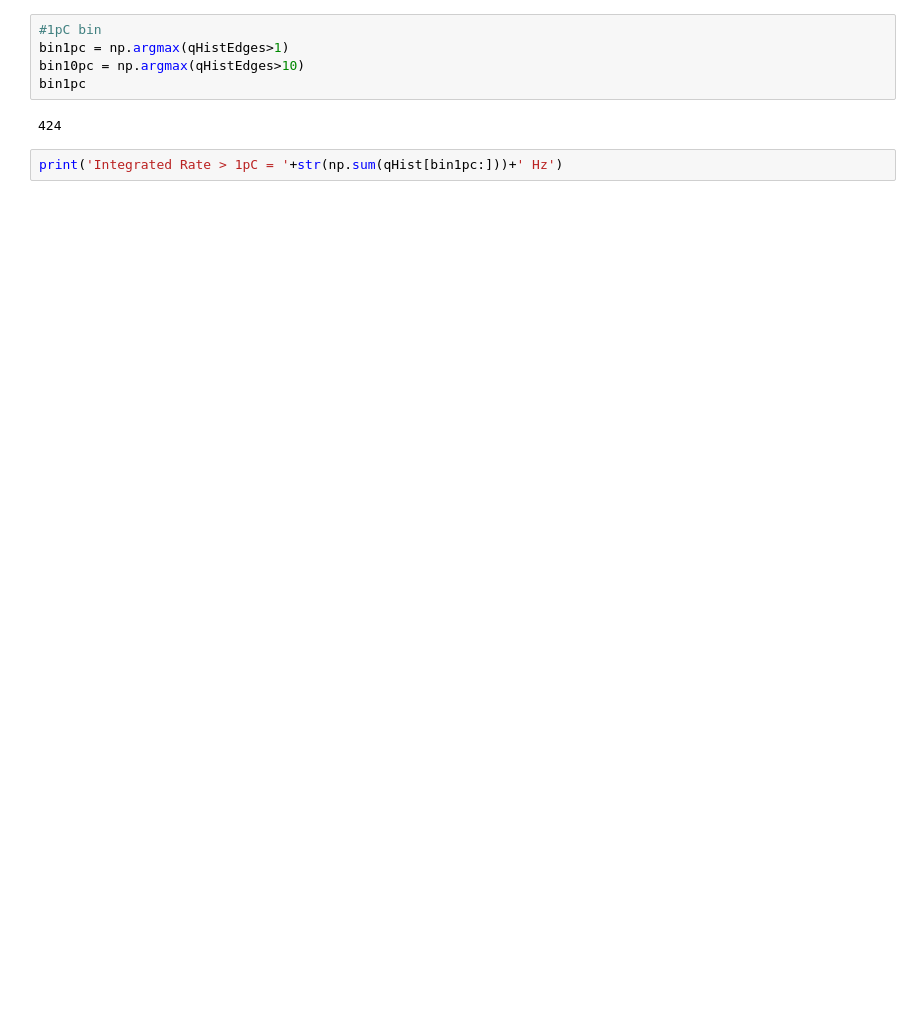
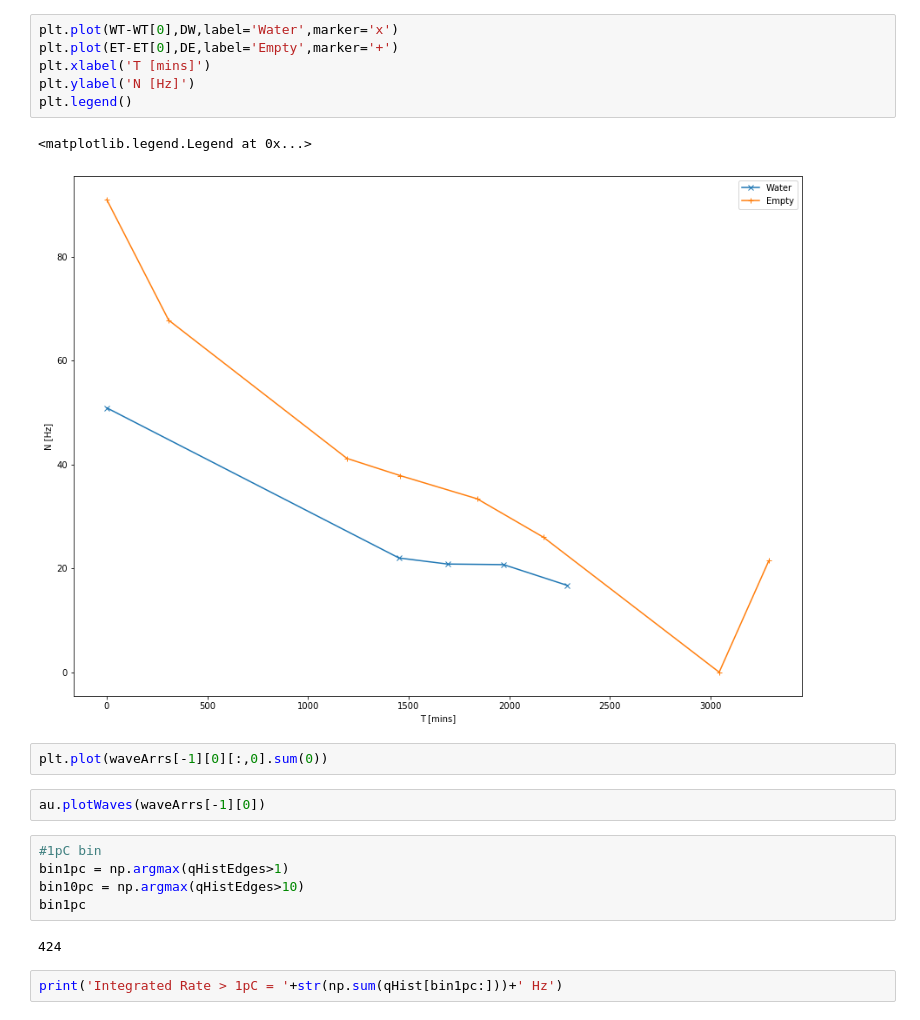
Before and after one commit to PenningLab/DDC10Ana, a Jupyter notebook: DarkWide.ipynb, the cells around one changed output. Drawn from its saved outputs; the diff is of its cells as text; blank space fills up the shorter version.

```diff
--- a/DarkWide.ipynb
+++ b/DarkWide.ipynb
@@ -68,3 +94,16 @@ Text(0, 0.5, 'Rate [Hz]')
+# %%
+plt.plot(WT-WT[0],DW,label='Water',marker='x')
+plt.plot(ET-ET[0],DE,label='Empty',marker='+')
+plt.xlabel('T [mins]')
+plt.ylabel('N [Hz]')
+plt.legend()
+# %% [output]
+<matplotlib.legend.Legend at 0x...>
+[figure, added]
+# %%
+plt.plot(waveArrs[-1][0][:,0].sum(0))
+# %%
+au.plotWaves(waveArrs[-1][0])
 # %%
 #1pC bin
 bin1pc = np.argmax(qHistEdges>1)
```
Also changed, not shown: parts of 10 cells of this notebook, 7 other files.
